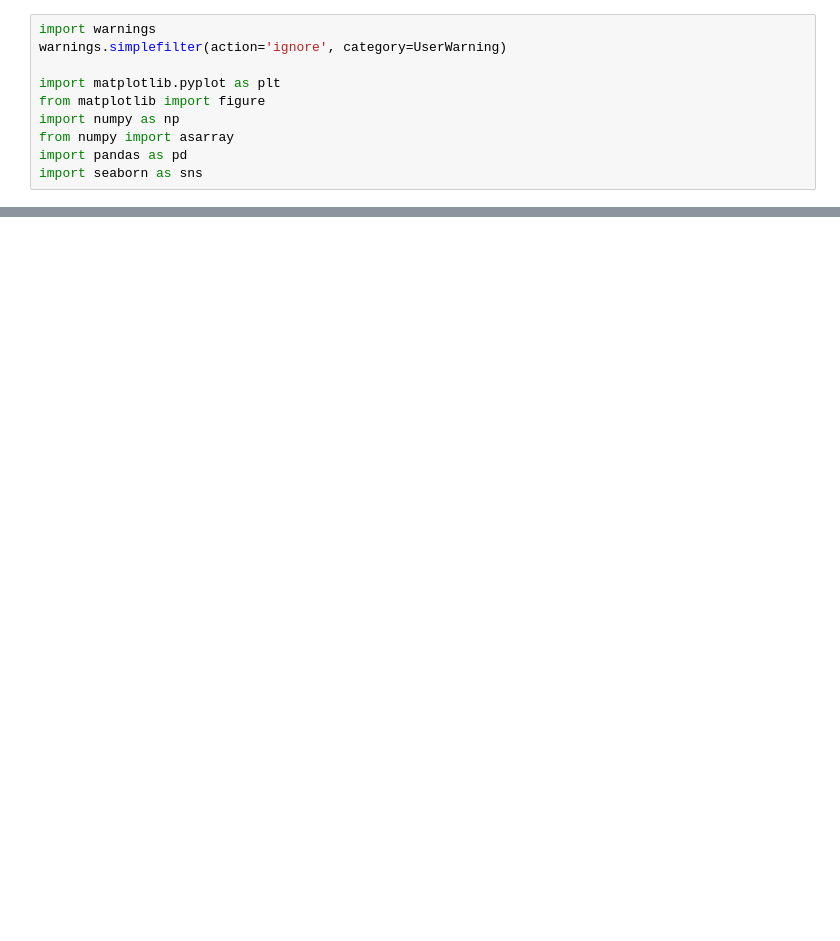
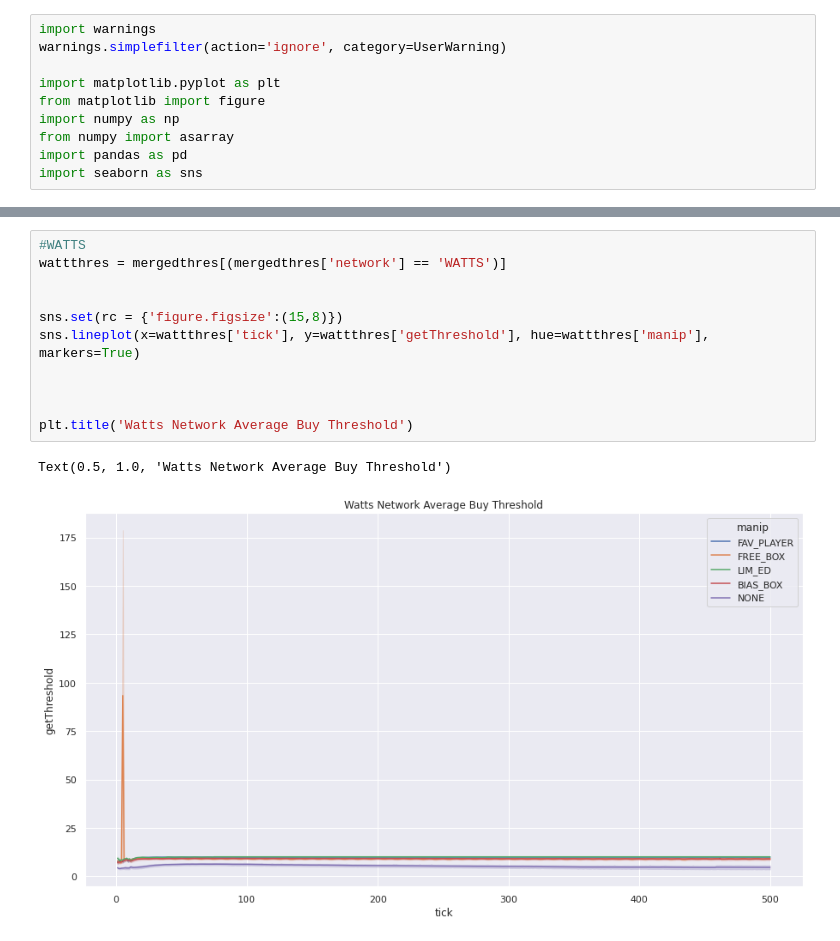
Before and after one commit to LilasCorner/jlootbox-data, a Jupyter notebook: JLootBoxData.ipynb, the cells around one changed output, grey strips where cells are left out. Drawn from its saved outputs; the diff is of its cells as text; blank space fills up the shorter version.

```diff
--- a/JLootBoxData.ipynb
+++ b/JLootBoxData.ipynb
@@ -69,0 +77,14 @@ plt.title('Random Density Network Average Buy Threshold')
+# %%
+#WATTS
+wattthres = mergedthres[(mergedthres['network'] == 'WATTS')]
+
+
+sns.set(rc = {'figure.figsize':(15,8)})
+sns.lineplot(x=wattthres['tick'], y=wattthres['getThreshold'], hue=wattthres['manip'], markers=True)
+
+
+
+plt.title('Watts Network Average Buy Threshold')
+# %% [output]
+Text(0.5, 1.0, 'Watts Network Average Buy Threshold')
+[figure, added]
```
Also changed, not shown: parts of 14 cells of this notebook.
